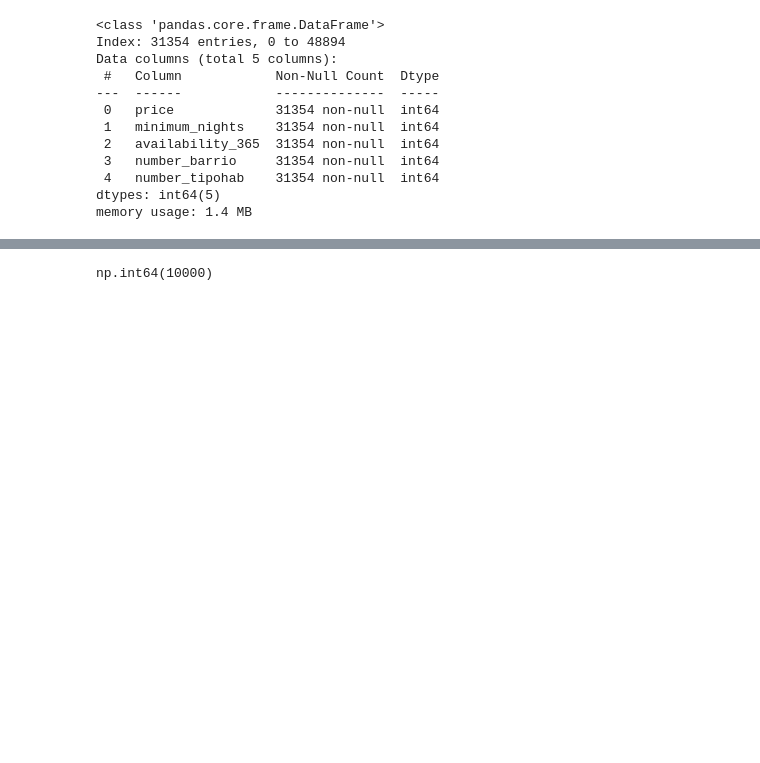
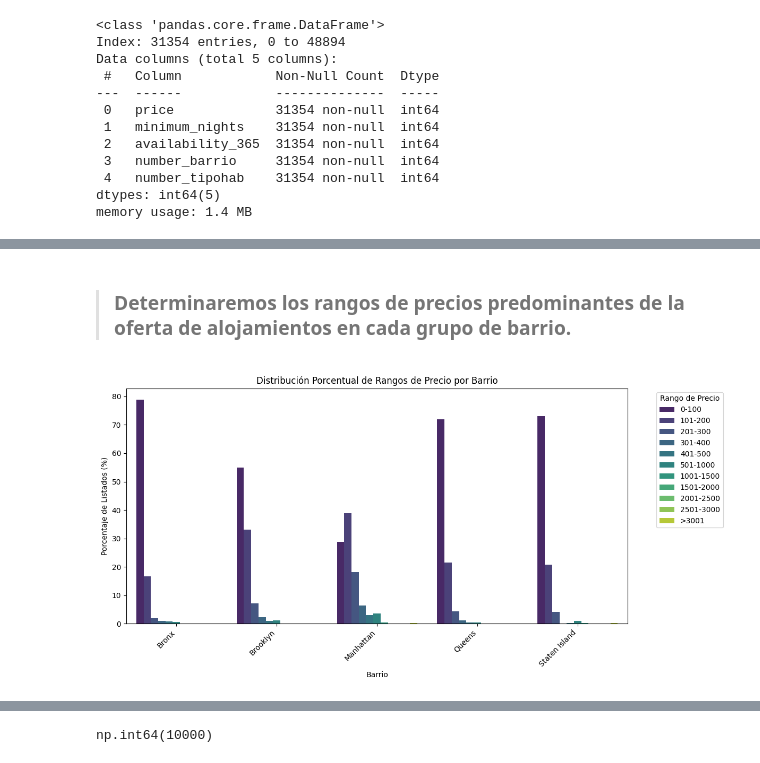
Before and after one commit to 4GeeksAcademy/sarayruiz---Machine-Learning, a Jupyter notebook: src/00-eda-airbnb-ny.ipynb, the cells around one changed output, grey strips where cells are left out. Saved outputs shown, nothing was run; the diff lists cells and outputs as text; code cells hidden in the pictures; blank space fills up the shorter version.

```diff
--- a/src/00-eda-airbnb-ny.ipynb
+++ b/src/00-eda-airbnb-ny.ipynb
@@ -337,0 +332,24 @@ plt.show()
+# %% [markdown]
+> ### Determinaremos los rangos de precios predominantes de la oferta de alojamientos en cada grupo de barrio.
+# %%
+bins = [0, 100, 200, 300, 400, 500, 1000, 1500, 2000, 2500, 3000, 15000]
+
+labels = ['0-100','101-200', '201-300', '301-400', '401-500', '501-1000', '1001-1500', '1501-2000', '2001-2500', '2501-3000', '>3001']
+
+df['rango_precio'] = pd.cut(df['price'], bins=bins, labels=labels, right=True, include_lowest=True)
+
+data_rango_proporcion = (df.groupby('nombre_barrio')['rango_precio'].value_counts(normalize=True).mul(100).rename('porcentaje').reset_index())
+
+plt.figure(figsize=(12, 6))
+
+sns.barplot(data=data_rango_proporcion, x='nombre_barrio', y='porcentaje', hue='rango_precio', palette='viridis')
+
+plt.title('Distribución Porcentual de Rangos de Precio por Barrio')
+plt.xlabel('Barrio')
+plt.ylabel('Porcentaje de Listados (%)')
+plt.xticks(rotation=45, ha='right')
+plt.legend(title='Rango de Precio', bbox_to_anchor=(1.05, 1), loc='upper left')
+plt.tight_layout()
+plt.show()
+# %% [output]
+[figure, added]
```
Also changed, not shown: parts of 24 cells of this notebook.
